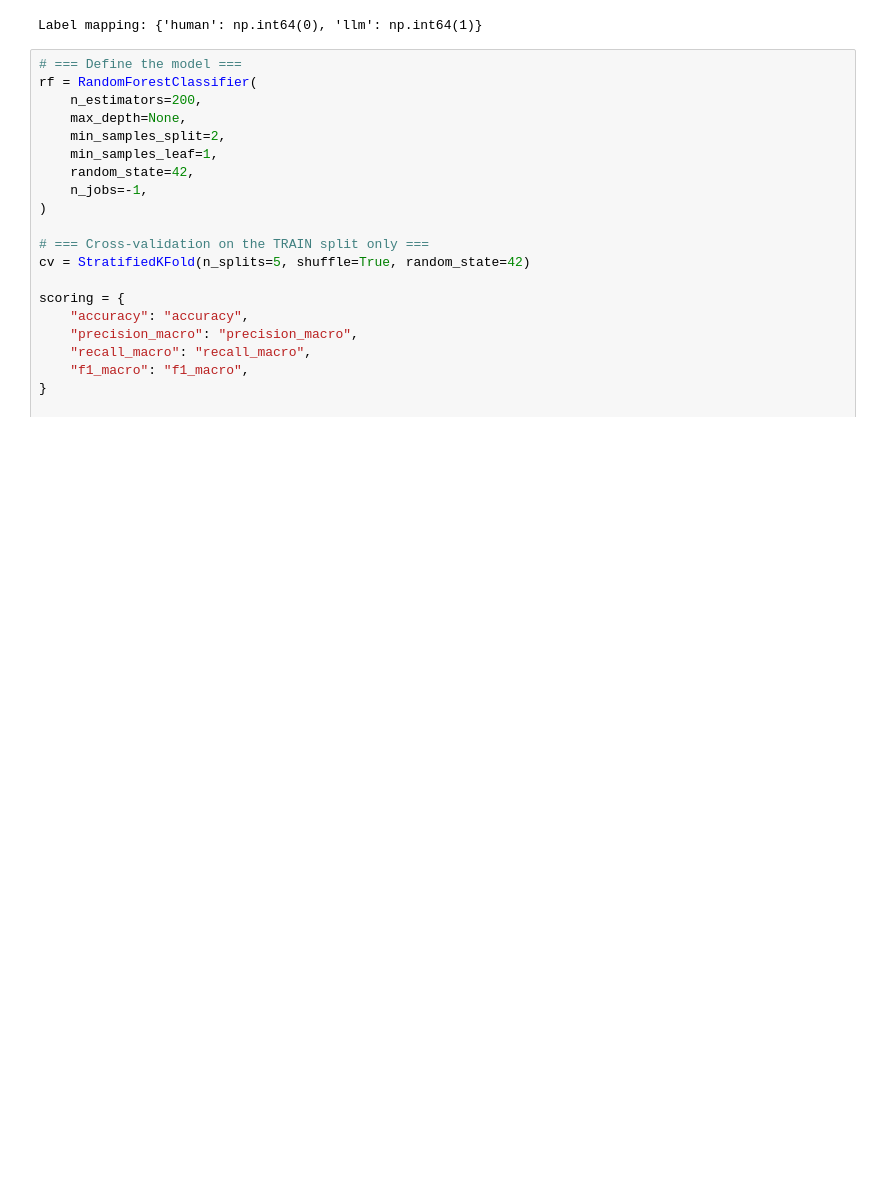
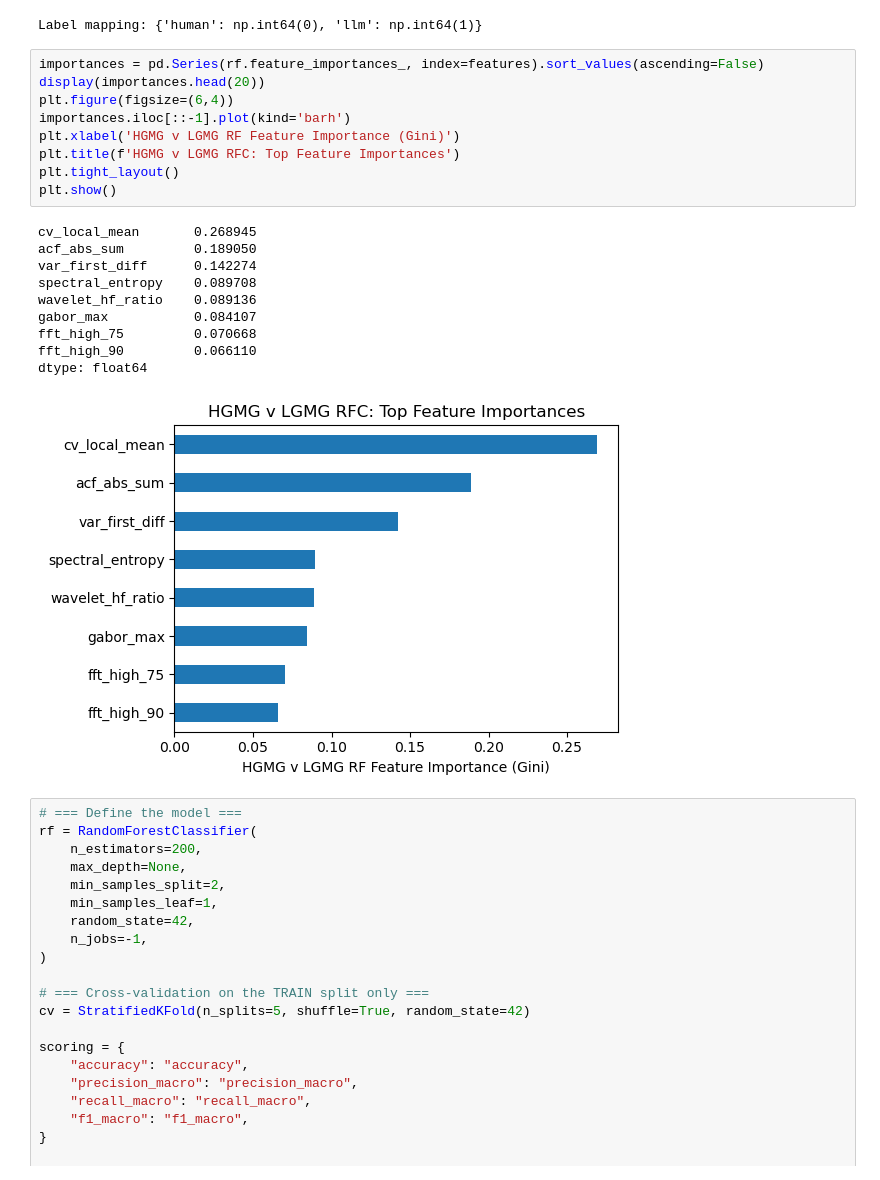
Before and after one commit to dpmcgonigle/fingerprinting-llms, a Jupyter notebook: Burstiness-AllReuters-v1.ipynb, the cells around one changed output. Drawn from its saved outputs; the diff is of its cells as text; blank space fills up the shorter version.

```diff
--- a/Burstiness-AllReuters-v1.ipynb
+++ b/Burstiness-AllReuters-v1.ipynb
@@ -1164,6 +1164,26 @@ y_val = le.transform(val_mix["label"].values)
 print("Label mapping:", dict(zip(le.classes_, le.transform(le.classes_))))
 # %% [output]
 Label mapping: {'human': np.int64(0), 'llm': np.int64(1)}
+# %%
+importances = pd.Series(rf.feature_importances_, index=features).sort_values(ascending=False)
+display(importances.head(20))
+plt.figure(figsize=(6,4))
+importances.iloc[::-1].plot(kind='barh')
+plt.xlabel('HGMG v LGMG RF Feature Importance (Gini)')
+plt.title(f'HGMG v LGMG RFC: Top Feature Importances')
+plt.tight_layout()
+plt.show()
+# %% [output]
+cv_local_mean       0.268945
+acf_abs_sum         0.189050
+var_first_diff      0.142274
+spectral_entropy    0.089708
+wavelet_hf_ratio    0.089136
+gabor_max           0.084107
+fft_high_75         0.070668
+fft_high_90         0.066110
+dtype: float64
+[figure, added]
 # %%
 # === Define the model ===
 rf = RandomForestClassifier(
```
Also changed, not shown: 3 other files.
